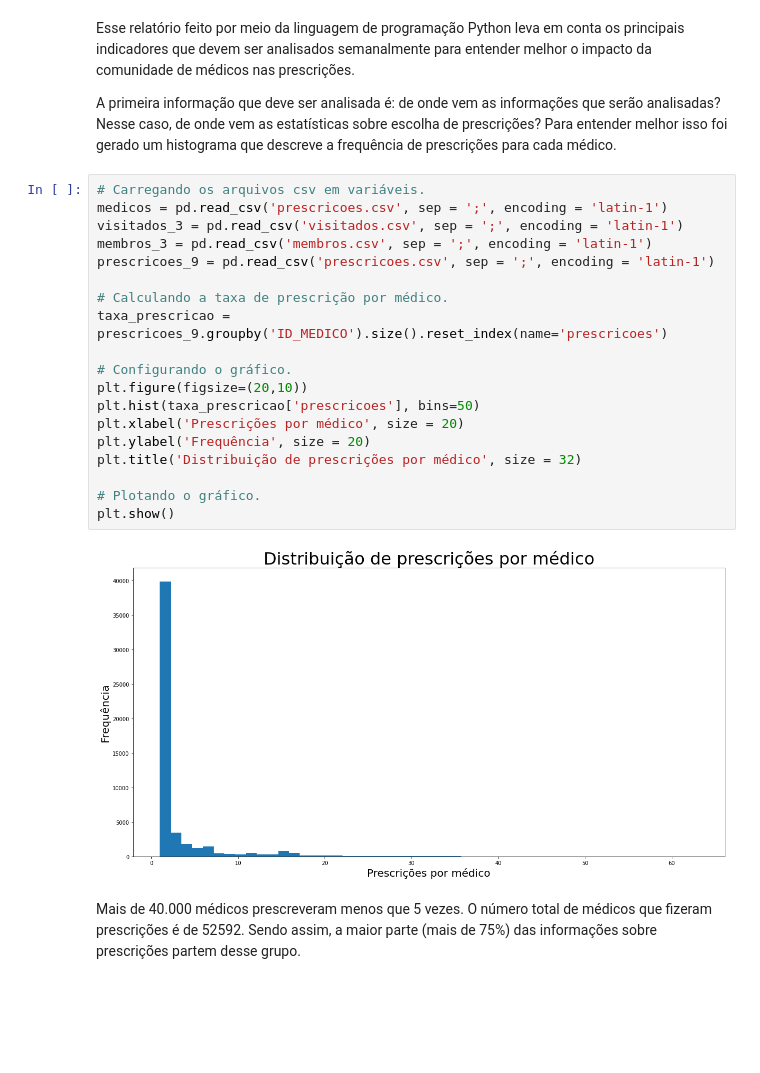
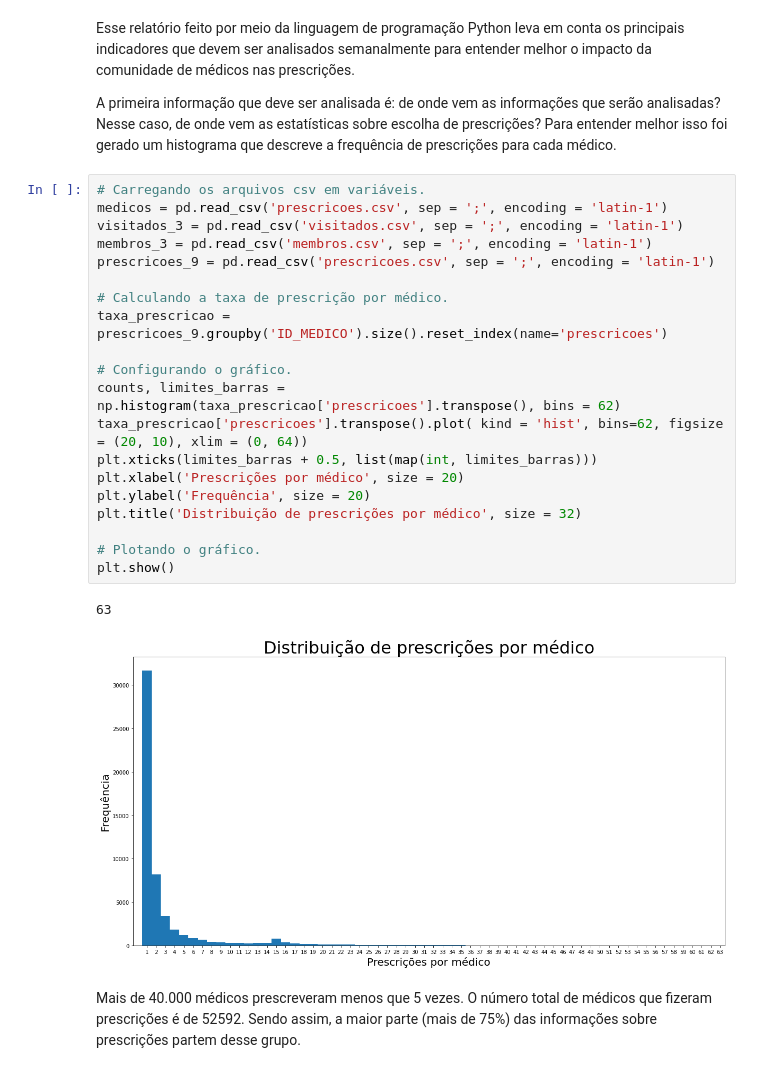
Before and after one commit to Juniorffonseca/processo_seletivo, a Jupyter notebook: teste_processo_seletivo.ipynb, the cells around one changed output. Drawn from its saved outputs; the diff is of its cells as text; blank space fills up the shorter version.

```diff
--- a/teste_processo_seletivo.ipynb
+++ b/teste_processo_seletivo.ipynb
@@ -416,24 +427,26 @@ A primeira informação que deve ser analisada é: de onde vem as informações
 # %%
 # Carregando os arquivos csv em variáveis.
 medicos = pd.read_csv('prescricoes.csv', sep = ';', encoding = 'latin-1')
 visitados_3 = pd.read_csv('visitados.csv', sep = ';', encoding = 'latin-1')
 membros_3 = pd.read_csv('membros.csv', sep = ';', encoding = 'latin-1')
 prescricoes_9 = pd.read_csv('prescricoes.csv', sep = ';', encoding = 'latin-1')
 
 # Calculando a taxa de prescrição por médico.
 taxa_prescricao = prescricoes_9.groupby('ID_MEDICO').size().reset_index(name='prescricoes')
 
 # Configurando o gráfico.
-plt.figure(figsize=(20,10))
-plt.hist(taxa_prescricao['prescricoes'], bins=50)
+counts, limites_barras = np.histogram(taxa_prescricao['prescricoes'].transpose(), bins = 62)
+taxa_prescricao['prescricoes'].transpose().plot( kind = 'hist', bins=62, figsize = (20, 10), xlim = (0, 64))
+plt.xticks(limites_barras + 0.5, list(map(int, limites_barras)))
 plt.xlabel('Prescrições por médico', size = 20)
 plt.ylabel('Frequência', size = 20)
 plt.title('Distribuição de prescrições por médico', size = 32)
 
 # Plotando o gráfico.
 plt.show()
 # %% [output]
+63
-[figure, old version]
+[figure, new version]
 # %% [markdown]
 Mais de 40.000 médicos prescreveram menos que 5 vezes. O número total de médicos que fizeram prescrições é de 52592. Sendo assim, a maior parte (mais de 75%) das informações sobre prescrições partem desse grupo.
 # %%
```
Also changed, not shown: parts of 2 cells of this notebook.
